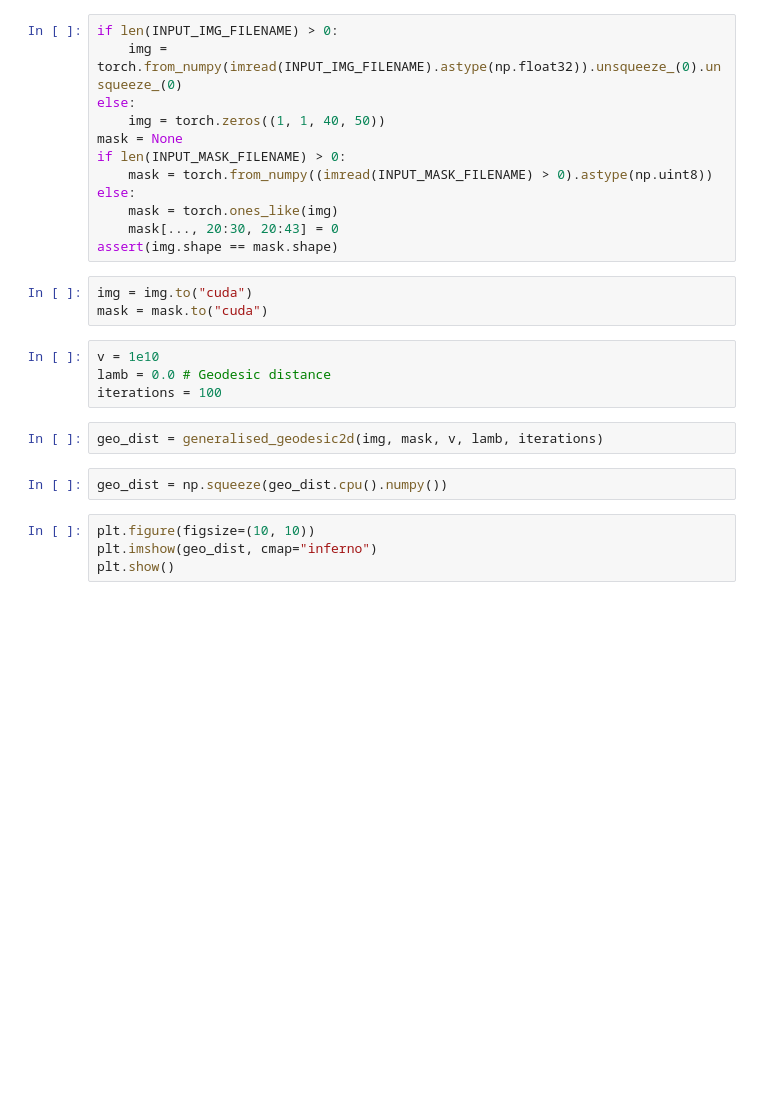
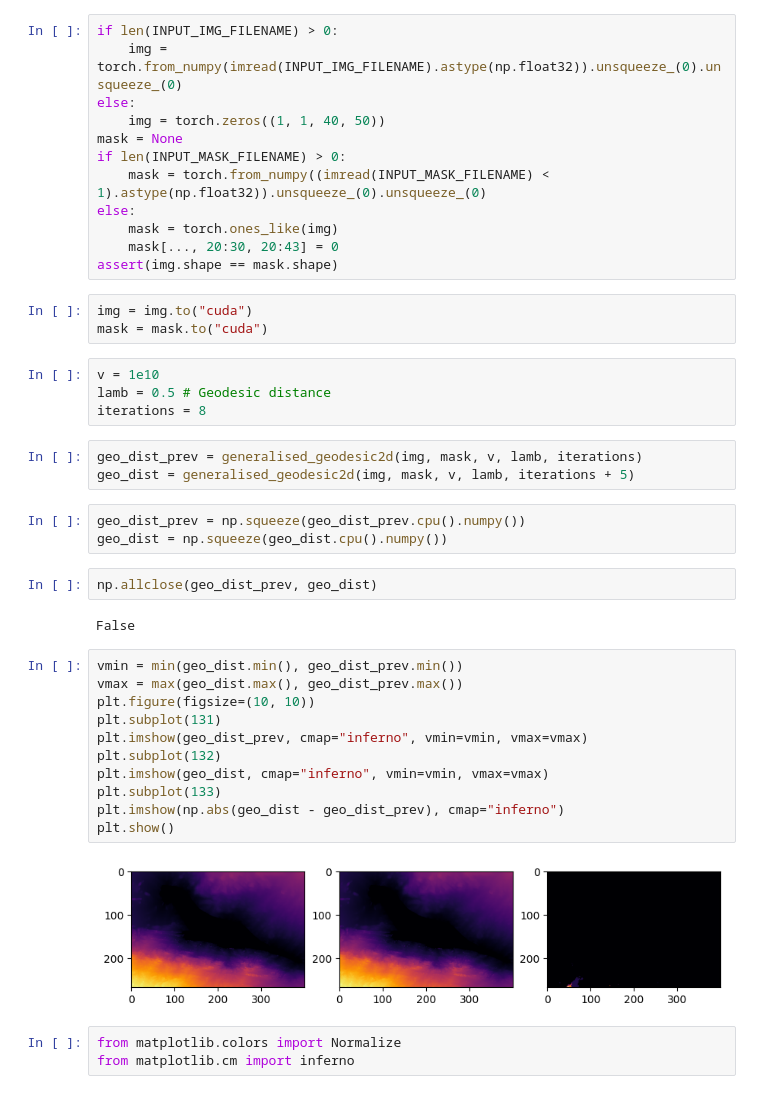
Before and after one commit to baptisteesteban/distance_transform_benchmarks, a Jupyter notebook: bin/FastGeodisDT.ipynb, the cells around one changed output. Saved outputs shown, nothing was run; the diff lists cells and outputs as text; blank space fills up the shorter version.

```diff
--- a/bin/FastGeodisDT.ipynb
+++ b/bin/FastGeodisDT.ipynb
@@ -16,7 +17,7 @@ else:
     img = torch.zeros((1, 1, 40, 50))
 mask = None
 if len(INPUT_MASK_FILENAME) > 0:
-    mask = torch.from_numpy((imread(INPUT_MASK_FILENAME) > 0).astype(np.uint8))
+    mask = torch.from_numpy((imread(INPUT_MASK_FILENAME) < 1).astype(np.float32)).unsqueeze_(0).unsqueeze_(0)
 else:
     mask = torch.ones_like(img)
     mask[..., 20:30, 20:43] = 0
@@ -26,13 +27,31 @@ img = img.to("cuda")
 mask = mask.to("cuda")
 # %%
 v = 1e10
-lamb = 0.0 # Geodesic distance
-iterations = 100
+lamb = 0.5 # Geodesic distance
+iterations = 8
 # %%
-geo_dist = generalised_geodesic2d(img, mask, v, lamb, iterations)
+geo_dist_prev = generalised_geodesic2d(img, mask, v, lamb, iterations)
+geo_dist = generalised_geodesic2d(img, mask, v, lamb, iterations + 5)
 # %%
+geo_dist_prev = np.squeeze(geo_dist_prev.cpu().numpy())
 geo_dist = np.squeeze(geo_dist.cpu().numpy())
+# %%
+np.allclose(geo_dist_prev, geo_dist)
+# %% [output]
+False
 # %%
+vmin = min(geo_dist.min(), geo_dist_prev.min())
+vmax = max(geo_dist.max(), geo_dist_prev.max())
 plt.figure(figsize=(10, 10))
-plt.imshow(geo_dist, cmap="inferno")
+plt.subplot(131)
+plt.imshow(geo_dist_prev, cmap="inferno", vmin=vmin, vmax=vmax)
+plt.subplot(132)
+plt.imshow(geo_dist, cmap="inferno", vmin=vmin, vmax=vmax)
+plt.subplot(133)
+plt.imshow(np.abs(geo_dist - geo_dist_prev), cmap="inferno")
 plt.show()
+# %% [output]
+[figure, added]
+# %%
+from matplotlib.colors import Normalize
+from matplotlib.cm import inferno
```
Also changed, not shown: parts of 5 cells of this notebook, 10 other files.
